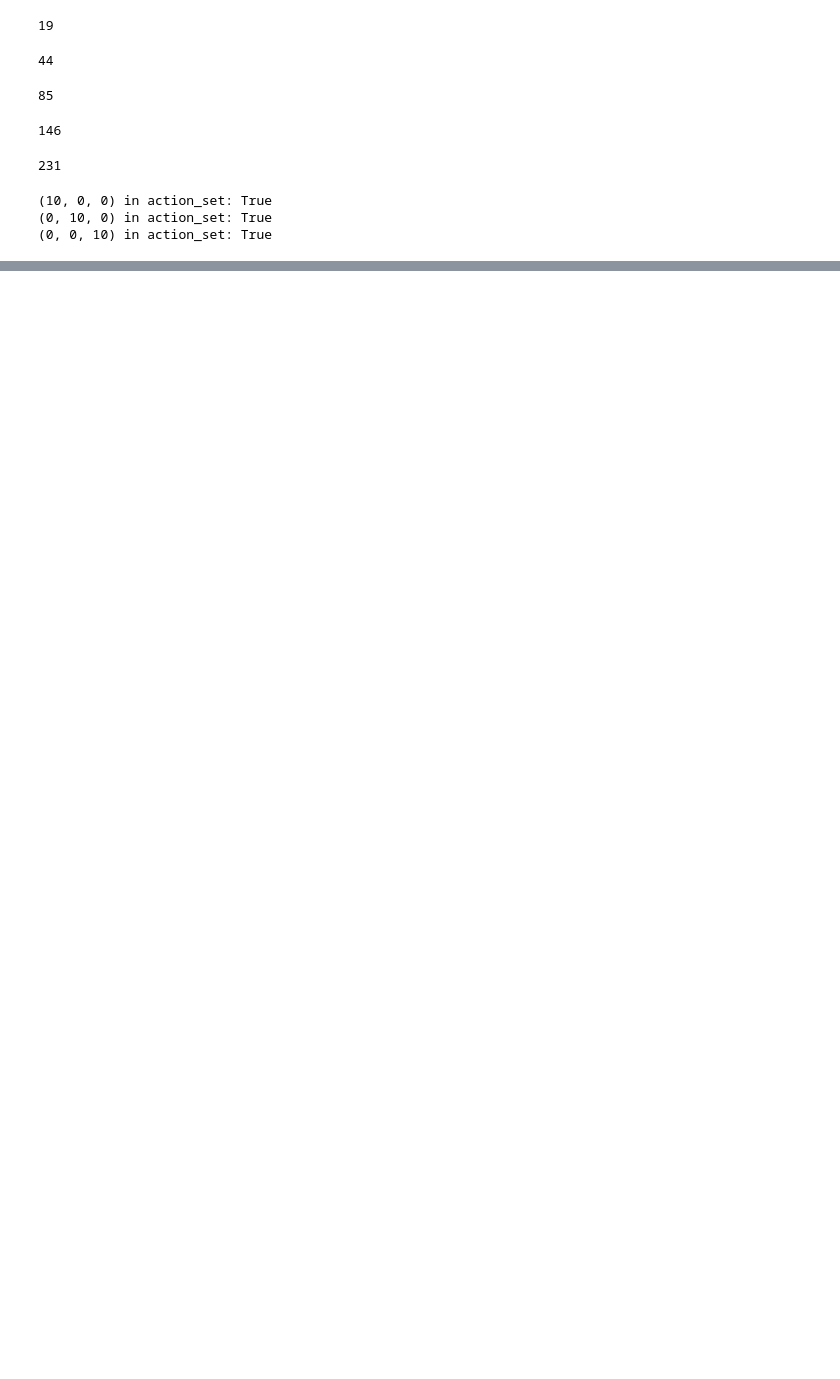
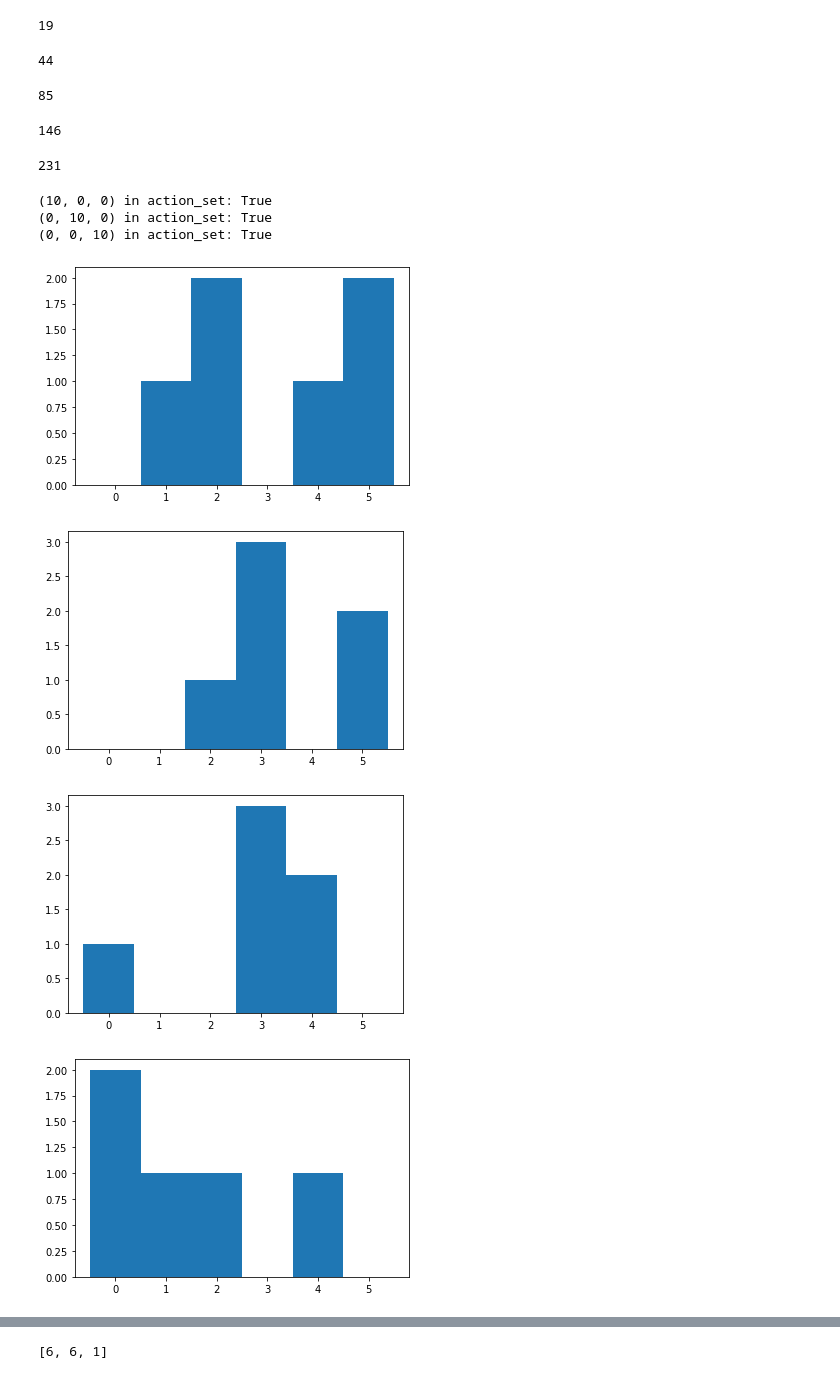
Before and after one commit to jihao2021/box-pushing, a Jupyter notebook: practice.ipynb, the cells around one changed output, grey strips where cells are left out. Cells and saved outputs as stored; diff of their text form; code cells hidden in the pictures; blank space fills up the shorter version.

```diff
--- a/practice.ipynb
+++ b/practice.ipynb
@@ -345,3 +345,19 @@ check_base_move(six)
 (10, 0, 0) in action_set: True
 (0, 10, 0) in action_set: True
 (0, 0, 10) in action_set: True
+# %%
+import matplotlib.pyplot as plt
+import numpy as np
+
+plt.figure()
+
+for i in range(10):
+    count = np.random.randint(0, 7, size=6)
+    plt.hist(count, bins=[i-0.5 for i in range(7)], range=(0, 7))
+    plt.show()
+    plt.cla()
+# %% [output]
+[figure, added]
+[figure, added]
+[figure, added]
+[figure, added]
@@ -347,0 +371,5 @@ check_base_move(six)
+# %%
+action = {'Boxer1': 6, 'Boxer2': 6, 'Boxer3': 1}
+list(action.values())
+# %% [output]
+[6, 6, 1]
```
Also changed, not shown: parts of 1 cell of this notebook, 5 other files.
